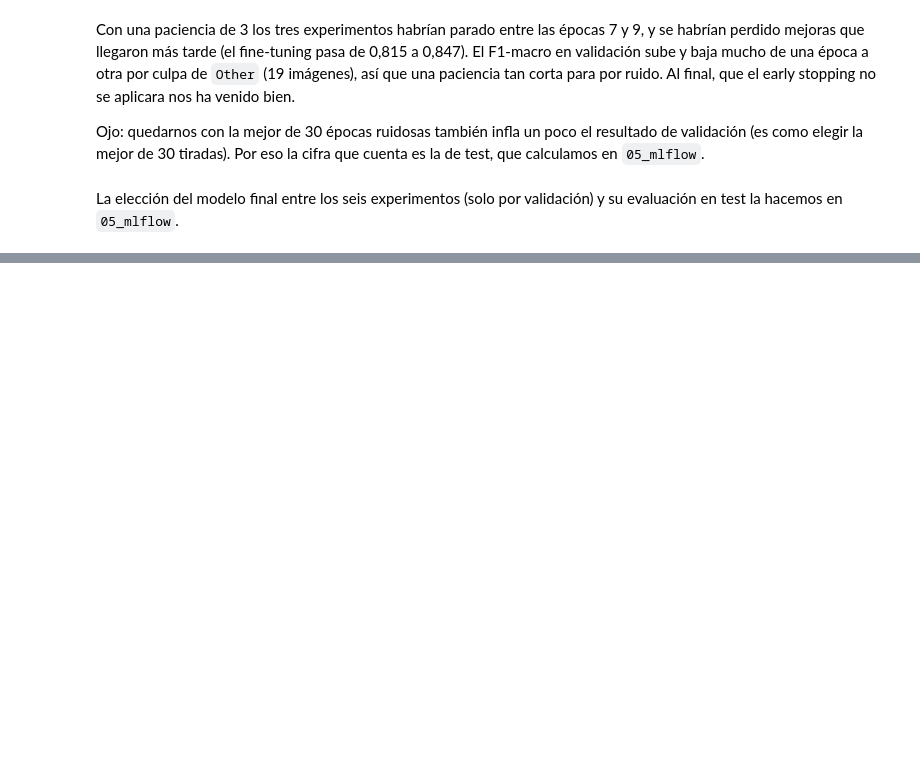
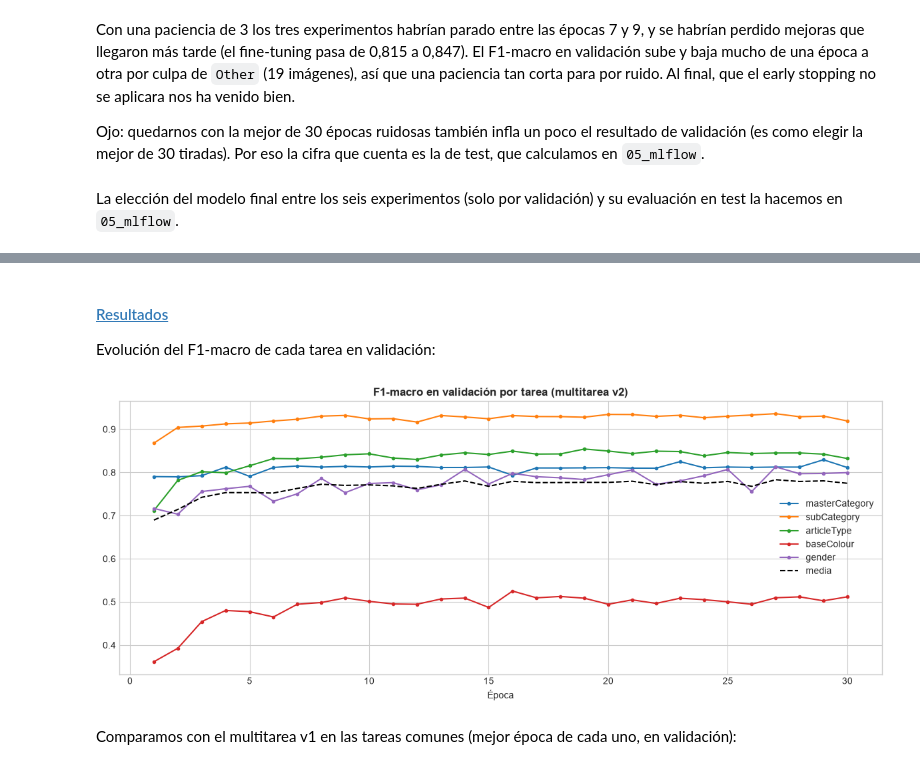
Before and after one commit to larayc/tfm-mlops-fashion, a Jupyter notebook: notebooks/04_modeling.ipynb, the cells around one changed output, grey strips where cells are left out. Drawn from its saved outputs; the diff is of its cells as text; code cells hidden in the pictures; blank space fills up the shorter version.

```diff
--- a/notebooks/04_modeling.ipynb
+++ b/notebooks/04_modeling.ipynb
@@ -544,0 +672,17 @@ La elección del modelo final entre los seis experimentos (solo por validación)
+# %%
+mt_summary = pd.DataFrame({
+    task: {metric: mt_best[f"val_{task}_{metric}"] for metric in ["accuracy", "balanced_accuracy", "f1_macro"]}
+    for task in TASKS
+}).T
+
+single_task = mlflow.search_runs(
+    experiment_names=["masterCategory"], filter_string="tags.mlflow.runName = 'fine_tuning_30ep'"
+).iloc[0]
+mt_summary.loc["masterCategory (modelo de una tarea)"] = [
+    single_task["metrics.best_val_accuracy"],
+    single_task["metrics.best_val_balanced_accuracy"],
+    single_task["metrics.best_val_f1_macro"],
+]
+
+print(f"Mejor época: {mt_best['epoch']}")
+mt_summary.round(4)
@@ -544,0 +754,11 @@ La elección del modelo final entre los seis experimentos (solo por validación)
+# %%
+TASKS_V2 = ["masterCategory", "subCategory", "articleType", "baseColour", "gender"]
+
+v2_df, v2_label_mappings = build_multitask_labels(
+    pd.read_csv(PROCESSED_DATA_DIR / "styles_splits.csv"), tasks=TASKS_V2, min_count=MIN_TRAIN_EXAMPLES
+)
+
+pd.DataFrame({
+    "n_clases": {task: len(v2_label_mappings[task]) for task in TASKS_V2},
+    "% en Other": {task: (v2_df[f"{task}_mt"] == "Other").mean() * 100 for task in TASKS_V2},
+}).round(2)
@@ -544,0 +834,20 @@ La elección del modelo final entre los seis experimentos (solo por validación)
+# %% [markdown]
+#### <a id='toc1_10_4_3_'></a>[Resultados](#toc0_)
+
+Evolución del F1-macro de cada tarea en validación:
+# %%
+v2_hist = pd.DataFrame(v2_history)
+
+fig, ax = plt.subplots(figsize=(12, 5))
+for task in TASKS_V2:
+    ax.plot(v2_hist["epoch"], v2_hist[f"val_{task}_f1_macro"], marker="o", markersize=3, label=task)
+ax.plot(v2_hist["epoch"], v2_hist["val_f1_macro_mean"], linestyle="--", color="black", label="media")
+ax.set_xlabel("Época")
+ax.set_title("F1-macro en validación por tarea (multitarea v2)", fontweight="bold")
+ax.legend()
+plt.tight_layout()
+plt.show()
+# %% [output]
+[figure, added]
+# %% [markdown]
+Comparamos con el multitarea v1 en las tareas comunes (mejor época de cada uno, en validación):
```
Also changed, not shown: parts of 41 cells of this notebook.
